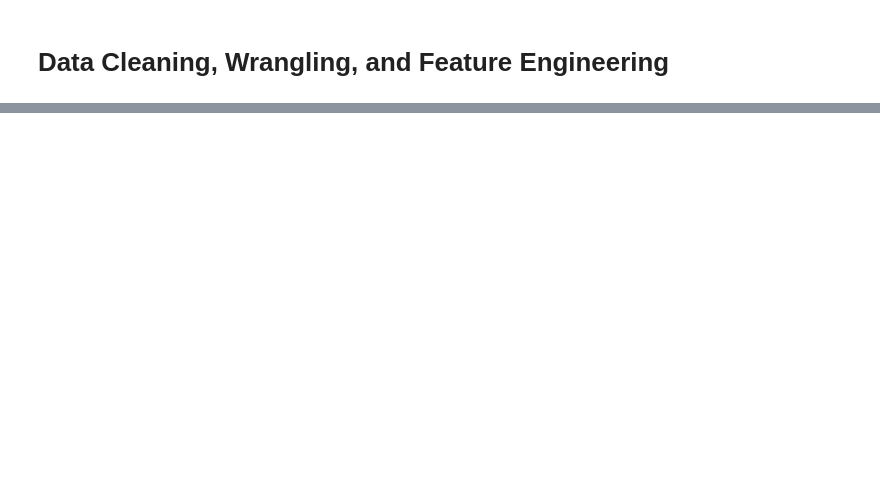
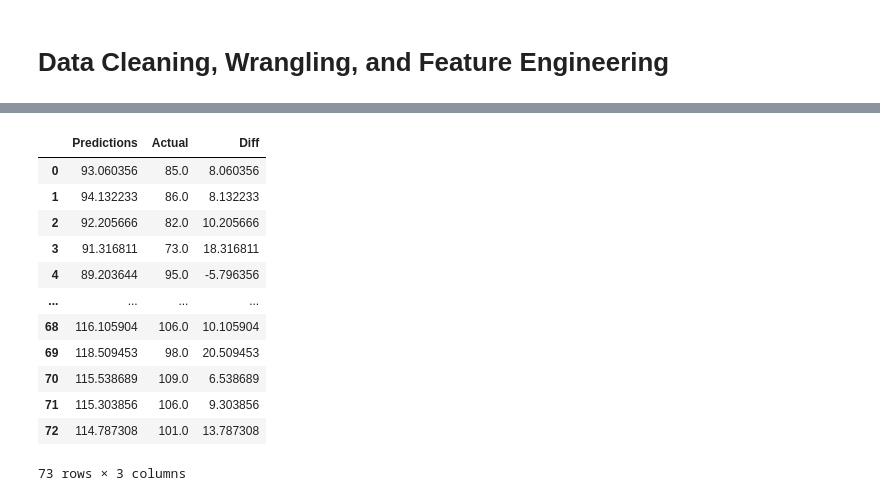
Before and after one commit to C23-PS052/Machine-Learning, a Jupyter notebook: Capstone_Playground.ipynb, the cells around one changed output, grey strips where cells are left out. Cells and saved outputs as stored; diff of their text form; code cells hidden in the pictures; blank space fills up the shorter version.

```diff
--- a/Capstone_Playground.ipynb
+++ b/Capstone_Playground.ipynb
@@ -523,0 +286,24 @@ plot_series(X_test, rnn_forecast)
+# %%
+y_test = y_test.reshape((y_test.shape[0]))
+# %%
+pred = pred.reshape(pred.shape[0])
+# %%
+dic = {'Predictions': pred,'Actual' : y_test, 'Diff': pred - y_test}
+# %%
+pred = pd.DataFrame(data=dic)
+# %%
+pred
+# %% [output]
+|  | Predictions | Actual | Diff |
+| 0 | 93.060356 | 85.0 | 8.060356 |
+| 1 | 94.132233 | 86.0 | 8.132233 |
+| 2 | 92.205666 | 82.0 | 10.205666 |
+| 3 | 91.316811 | 73.0 | 18.316811 |
+| 4 | 89.203644 | 95.0 | -5.796356 |
+| ... | ... | ... | ... |
+| 68 | 116.105904 | 106.0 | 10.105904 |
+| 69 | 118.509453 | 98.0 | 20.509453 |
+| 70 | 115.538689 | 109.0 | 6.538689 |
+| 71 | 115.303856 | 106.0 | 9.303856 |
+| 72 | 114.787308 | 101.0 | 13.787308 |
+73 rows × 3 columns
```
Also changed, not shown: parts of 116 cells of this notebook.
